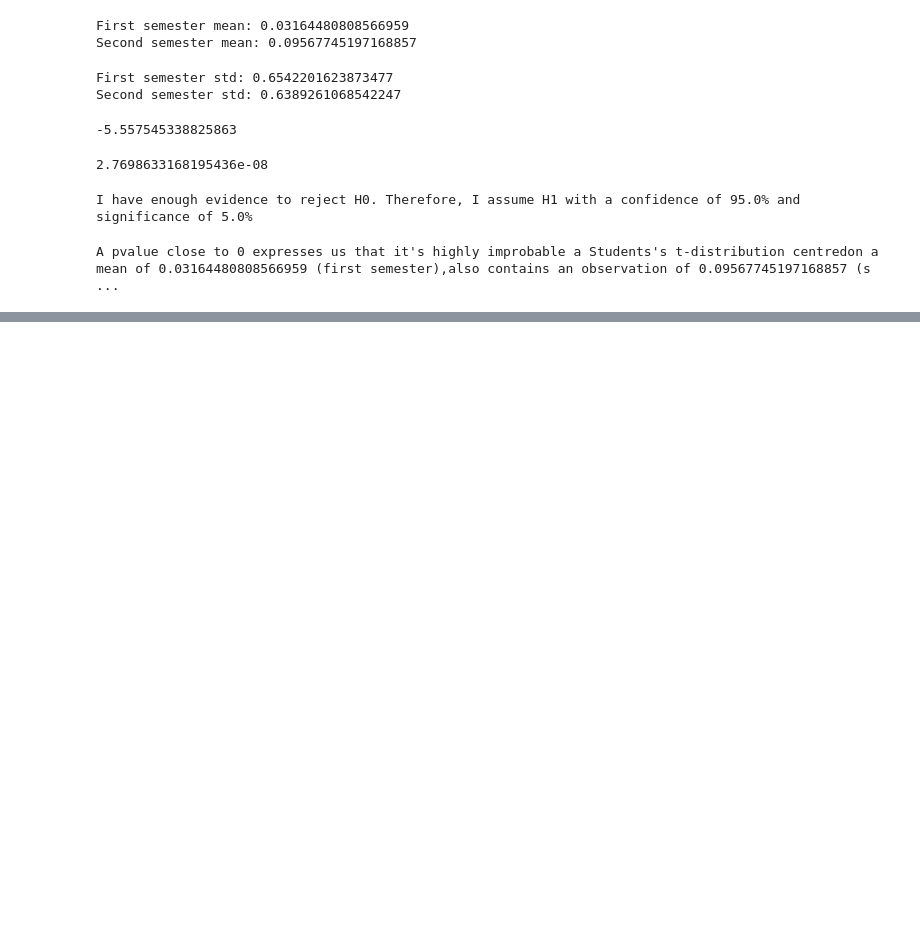
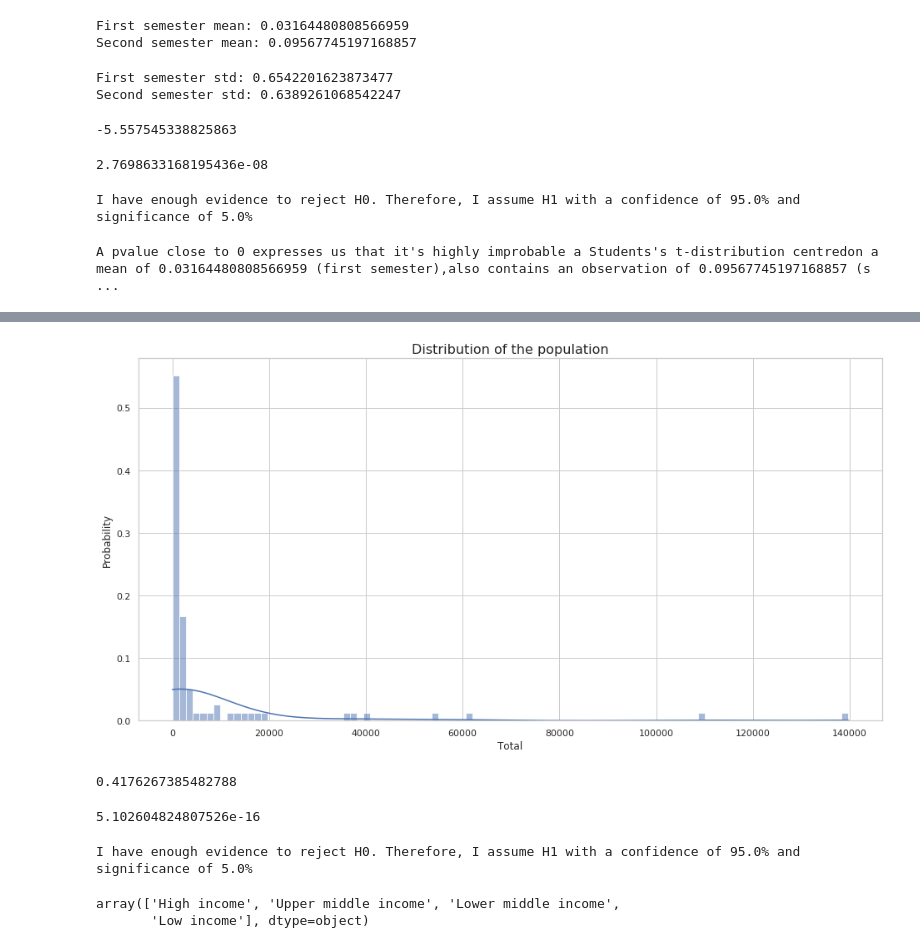
Before and after one commit to lveagithub/barcelonads, a Jupyter notebook: ThirdAssigment/Assignment_III.ipynb, the cells around one changed output, grey strips where cells are left out. Cells and saved outputs as stored; diff of their text form; code cells hidden in the pictures; blank space fills up the shorter version.

```diff
--- a/ThirdAssigment/Assignment_III.ipynb
+++ b/ThirdAssigment/Assignment_III.ipynb
@@ -289,0 +466,4 @@ A pvalue close to 0 expresses us that it's highly improbable a Students's t-dist
+# %%
+custom_histplot(df = dfCovid19GlobalDeathGeo_sample, p_x = "Total", p_kde = True, p_discrete = False, p_height = 8, p_ax_title = "Distribution of the population")
+# %% [output]
+[figure, added]
@@ -289,0 +473,20 @@ A pvalue close to 0 expresses us that it's highly improbable a Students's t-dist
+# %%
+#statistic
+Ttest_indResult_tuple[0]
+# %% [output]
+0.4176267385482788
+# %%
+#pvalue
+Ttest_indResult_tuple[1]
+# %% [output]
+5.102604824807526e-16
+# %%
+ttest_hypothesis_determination(pval = Ttest_indResult_tuple[1], p_alpha = 0.05)
+# %% [output]
+I have enough evidence to reject H0. Therefore, I assume H1 with a confidence of 95.0% and significance of 5.0%
+# %%
+IncomeGrps = pd.unique(dfCovid19GlobalDeathGeo_sample["Income Group"].values)
+IncomeGrps
+# %% [output]
+array(['High income', 'Upper middle income', 'Lower middle income',
+       'Low income'], dtype=object)
```
Also changed, not shown: parts of 33 cells of this notebook, 10 other files.
